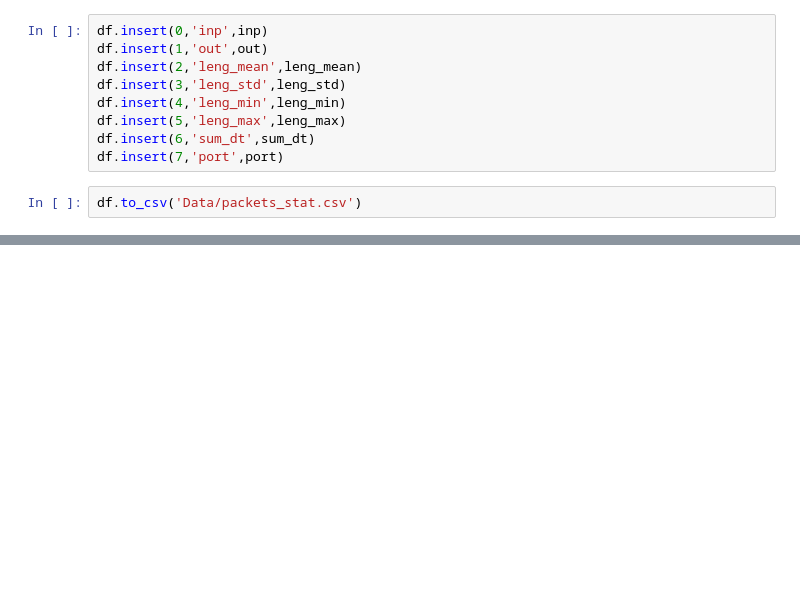
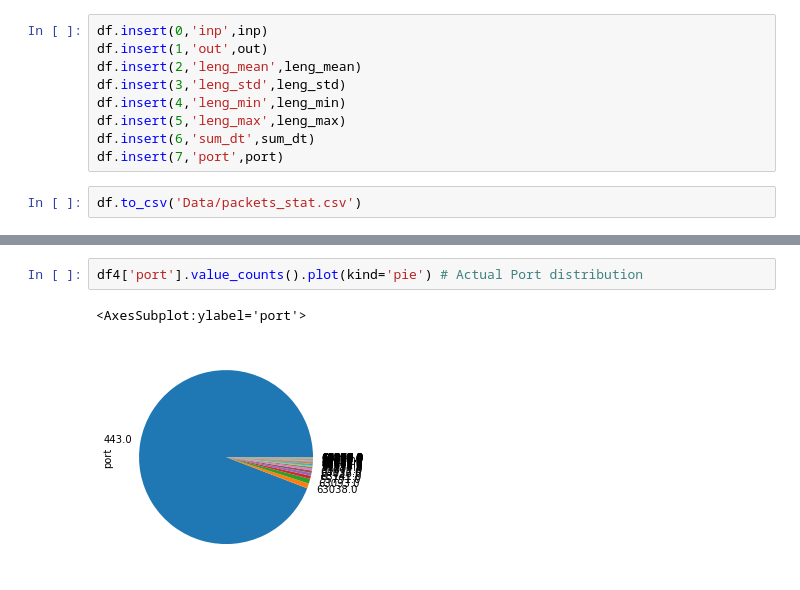
Before and after one commit to ghalibbajwa/Streaming-Detection-Using-Packet-Data, a Jupyter notebook: EDA-2.ipynb, the cells around one changed output, grey strips where cells are left out. Saved outputs shown, nothing was run; the diff lists cells and outputs as text; blank space fills up the shorter version.

```diff
--- a/EDA-2.ipynb
+++ b/EDA-2.ipynb
@@ -118,0 +199,5 @@ fig.show()
+# %%
+df4['port'].value_counts().plot(kind='pie') # Actual Port distribution
+# %% [output]
+<AxesSubplot:ylabel='port'>
+[figure, added]
```
Also changed, not shown: parts of 12 cells of this notebook, 2 other files.
